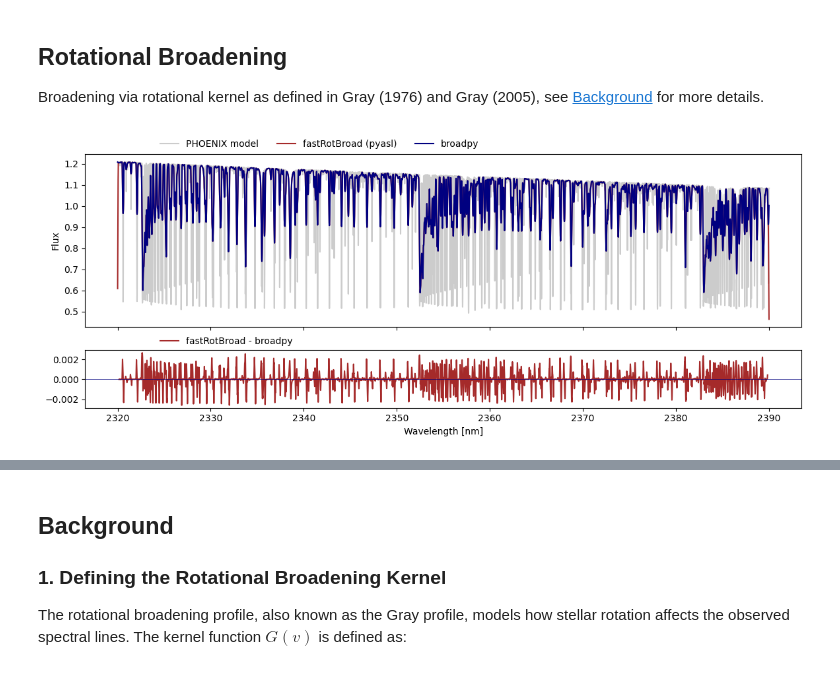
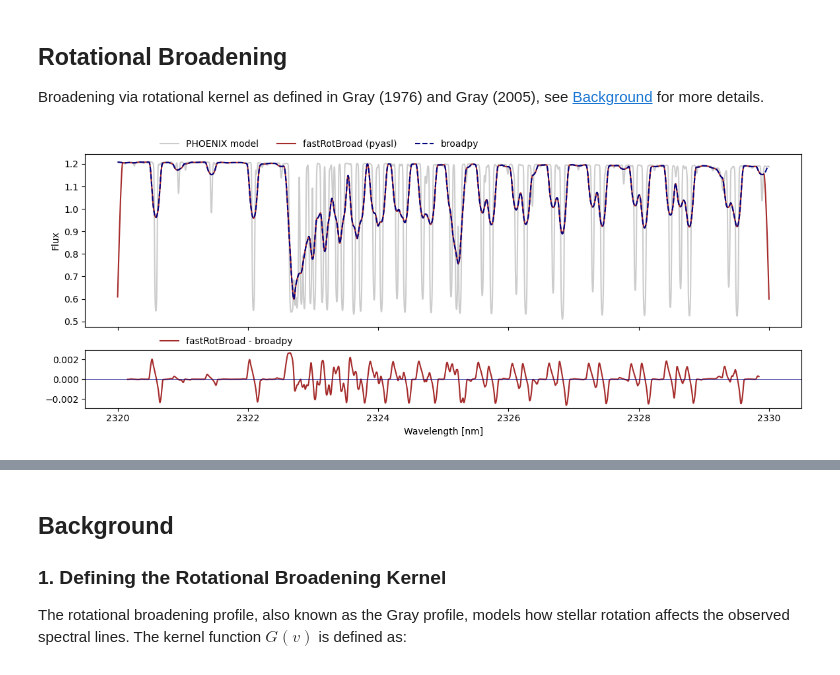
Before and after one commit to TessaEveline/broadpy, a Jupyter notebook: examples/rotational_broadening.ipynb, the cells around one changed output, grey strips where cells are left out. Drawn from its saved outputs; the diff is of its cells as text; code cells hidden in the pictures.

```diff
--- a/examples/rotational_broadening.ipynb
+++ b/examples/rotational_broadening.ipynb
@@ -21,3 +13,6 @@ flux = flux[mask]
+# %%
+# load PHOENIX model (R~1e6)
+wave, flux = load_example_data()
 # %%
 # pyasl fastRotBroad
 import PyAstronomy.pyasl as pyasl
@@ -28,28 +23,28 @@ flux_pyasl = pyasl.fastRotBroad(wave, flux, epsilon=eps, vsini=vsini)
 # %%
 RB = RotationalBroadening(wave, flux)
 flux_rotbroad = RB(vsini=vsini, epsilon=eps)
 # plot the original spectrum
 fig, ax = plt.subplots(2, 1, figsize=(14, 5), sharex=True, gridspec_kw={'height_ratios': [3, 1]})
 ax[0].plot(wave, flux, label='PHOENIX model', alpha=0.2, color='black')
 
 ax[0].plot(wave, flux_pyasl, label='fastRotBroad (pyasl)', color='brown')
 
-ax[0].plot(wave, flux_rotbroad, label='broadpy', color='navy')
+ax[0].plot(wave, flux_rotbroad, label='broadpy', color='navy', ls='--')
 
 residuals = flux_pyasl - flux_rotbroad
 
 c = 299792.458 # km/s
 n_edge = 2 * int(np.mean(wave) / np.mean(np.diff(wave)) / (c/vsini))
 residuals[:n_edge] = residuals[-n_edge:] = np.nan
 
 ax[1].plot(wave, residuals, color='brown', label='fastRotBroad - broadpy')
 ax[1].axhline(0, color='navy', linestyle='-', lw=0.5)
 ax[1].set_xlabel('Wavelength [nm]')
 ax[0].set_ylabel('Flux')
 [ax_.legend(ncol=3, loc=(0.1, 1.01), frameon=False) for ax_ in ax]
 plt.show()
 # %% [output]
-[figure, old version]
+[figure, new version]
 # %%
 # speed comparison
 speed_test = True
```
Also changed, not shown: parts of 3 cells of this notebook, 2 other files.
